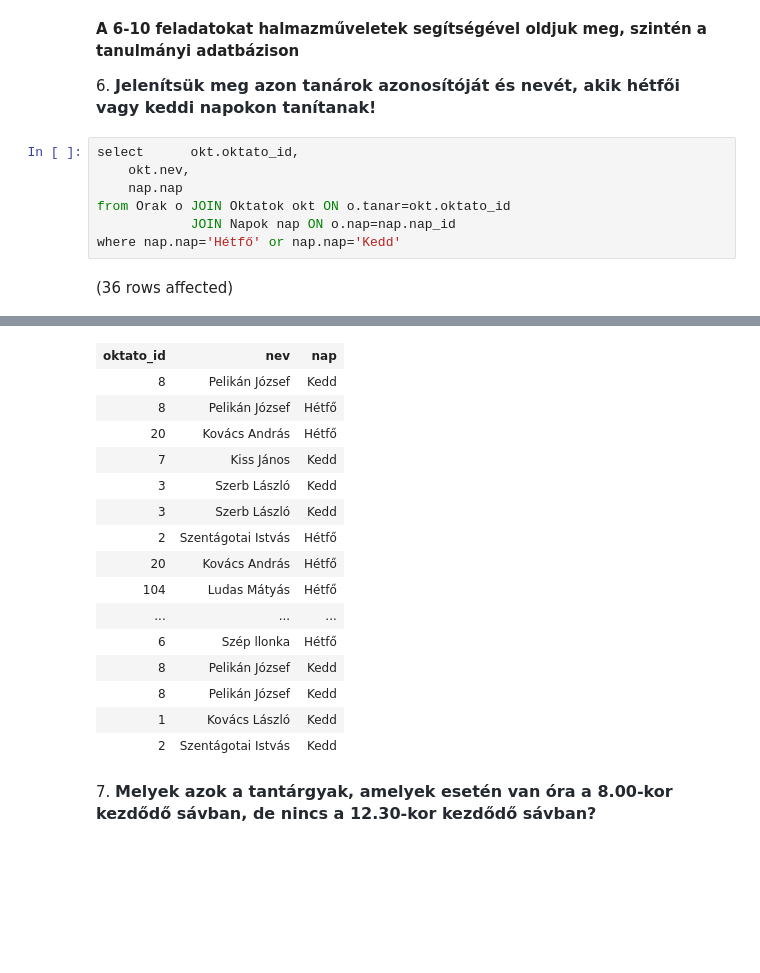
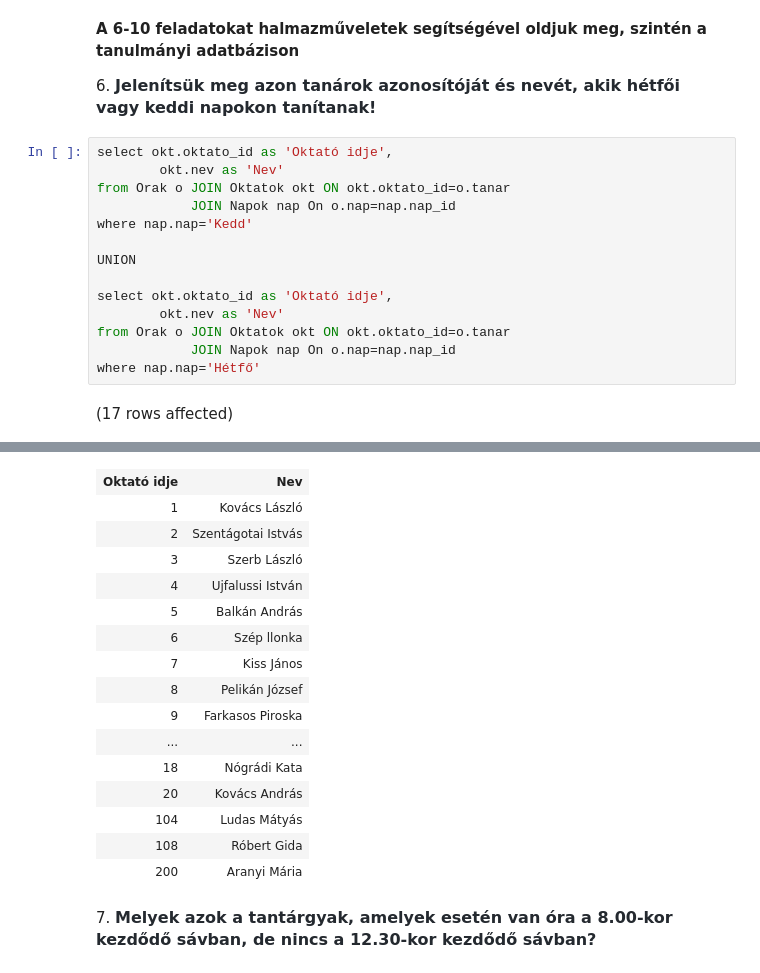
Before and after one commit to komarc/2, a Jupyter notebook: 3/gyakorlat03_feladatok.ipynb, the cells around one changed output, grey strips where cells are left out. Drawn from its saved outputs; the diff is of its cells as text; blank space fills up the shorter version.

```diff
--- a/3/gyakorlat03_feladatok.ipynb
+++ b/3/gyakorlat03_feladatok.ipynb
@@ -104,11 +104,18 @@ Total execution time: 00:00:00.025
 
 6. <span style="background-color:rgb(255, 255, 255);color:rgb(36, 41, 47);font-family:-apple-system, BlinkMacSystemFont, &quot;Segoe UI&quot;, Helvetica, Arial, sans-serif, &quot;Apple Color Emoji&quot;, &quot;Segoe UI Emoji&quot;;font-size:16px;font-weight:600;">Jelenítsük meg azon tanárok azonosítóját és nevét, akik hétfői vagy keddi napokon tanítanak!</span>
 # %%
-select      okt.oktato_id,
-    okt.nev,
-    nap.nap
-from Orak o JOIN Oktatok okt ON o.tanar=okt.oktato_id
-            JOIN Napok nap ON o.nap=nap.nap_id
-where nap.nap='Hétfő' or nap.nap='Kedd'
+select okt.oktato_id as 'Oktató idje',
+        okt.nev as 'Nev'
+from Orak o JOIN Oktatok okt ON okt.oktato_id=o.tanar
+            JOIN Napok nap On o.nap=nap.nap_id
+where nap.nap='Kedd'
+
+UNION
+
+select okt.oktato_id as 'Oktató idje',
+        okt.nev as 'Nev'
+from Orak o JOIN Oktatok okt ON okt.oktato_id=o.tanar
+            JOIN Napok nap On o.nap=nap.nap_id
+where nap.nap='Hétfő'
 # %% [output]
-(36 rows affected)
+(17 rows affected)
@@ -116,19 +123,19 @@ Total execution time: 00:00:00.067
-| oktato_id | nev | nap |
-| 8 | Pelikán József | Kedd |
-| 8 | Pelikán József | Hétfő |
-| 20 | Kovács András | Hétfő |
-| 7 | Kiss János | Kedd |
-| 3 | Szerb László | Kedd |
-| 3 | Szerb László | Kedd |
-| 2 | Szentágotai Istvás | Hétfő |
-| 20 | Kovács András | Hétfő |
-| 104 | Ludas Mátyás | Hétfő |
-| ... | ... | ... |
-| 6 | Szép llonka | Hétfő |
-| 8 | Pelikán József | Kedd |
-| 8 | Pelikán József | Kedd |
-| 1 | Kovács László | Kedd |
-| 2 | Szentágotai Istvás | Kedd |
+| Oktató idje | Nev |
+| 1 | Kovács László |
+| 2 | Szentágotai Istvás |
+| 3 | Szerb László |
+| 4 | Ujfalussi István |
+| 5 | Balkán András |
+| 6 | Szép llonka |
+| 7 | Kiss János |
+| 8 | Pelikán József |
+| 9 | Farkasos Piroska |
+| ... | ... |
+| 18 | Nógrádi Kata |
+| 20 | Kovács András |
+| 104 | Ludas Mátyás |
+| 108 | Róbert Gida |
+| 200 | Aranyi Mária |
 # %% [markdown]
 7. <span style="background-color: rgb(255, 255, 255); color: rgb(36, 41, 47); font-family: -apple-system, BlinkMacSystemFont, &quot;Segoe UI&quot;, Helvetica, Arial, sans-serif, &quot;Apple Color Emoji&quot;, &quot;Segoe UI Emoji&quot;; font-size: 16px; font-weight: 600;">Melyek azok a tantárgyak, amelyek esetén van óra a 8.00-kor kezdődő sávban, de nincs a 12.30-kor kezdődő sávban?</span>
 # %%
```
Also changed, not shown: parts of 10 cells of this notebook, 3 other files.
